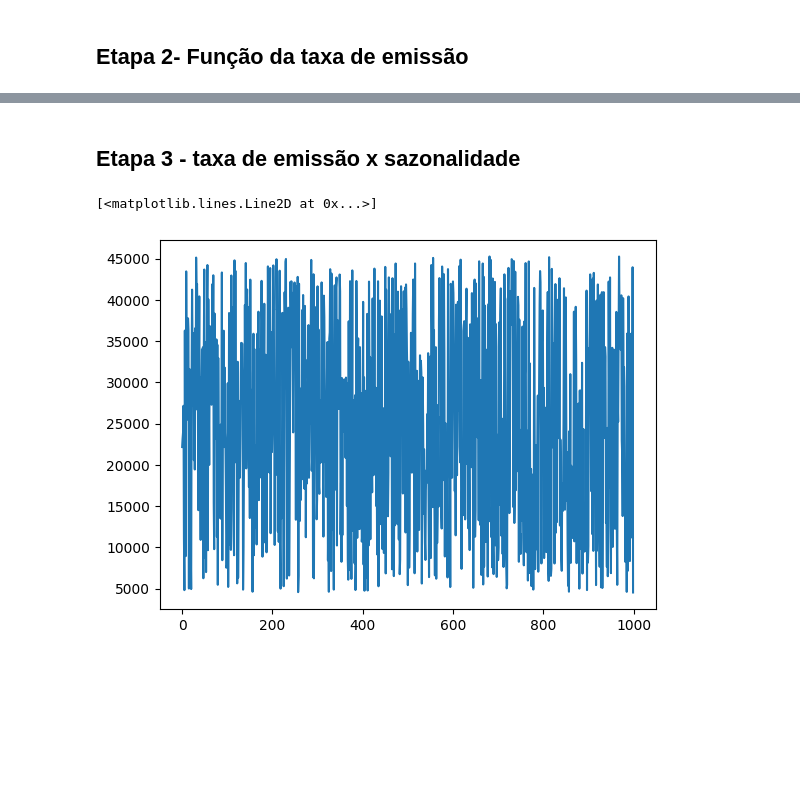
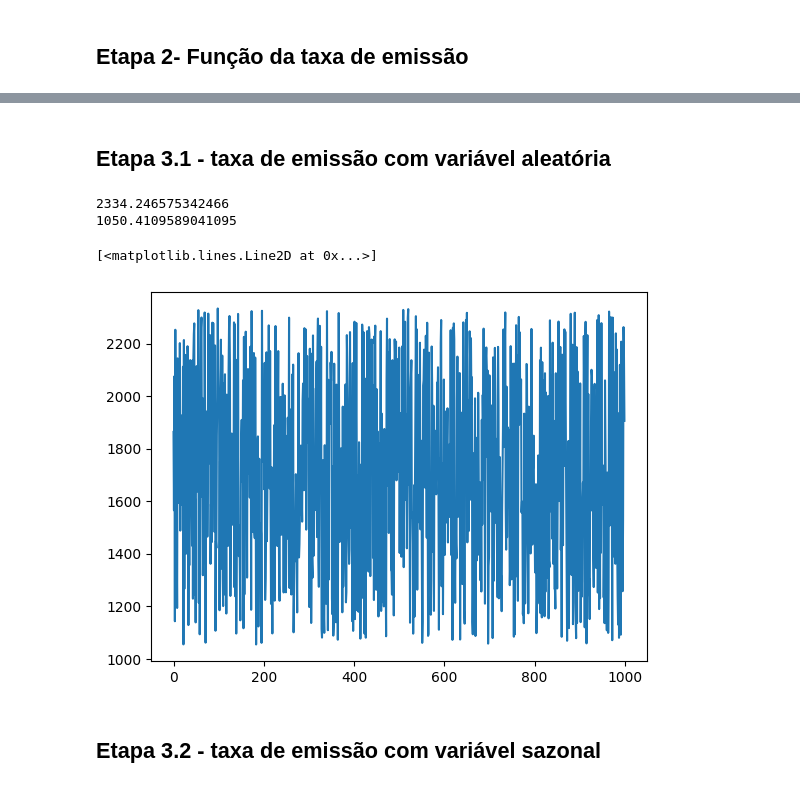
Before and after one commit to GuilhermeAudi/Poluicao_Atmosferica, a Jupyter notebook: Atividade 01(tupy).ipynb, the cells around one changed output, grey strips where cells are left out. Drawn from its saved outputs; the diff is of its cells as text; code cells hidden in the pictures; blank space fills up the shorter version.

```diff
--- a/Atividade 01(tupy).ipynb
+++ b/Atividade 01(tupy).ipynb
@@ -75,20 +74,26 @@ Index(['FONTE ', 'part', 'NO', '(PM-10) '], dtype='object')
 # %% [markdown]
-## Etapa 3 - taxa de emissão x sazonalidade
+## Etapa 3.1 - taxa de emissão com variável aleatória
 # %%
 # Criando vetor de valores aleatórios
 import numpy as np
-atvMax = 45267.903384 #lb/ano
-atvMin = (45267.903384/10)
-n = 1000
+atvMax = (852000/365)   #ton/dia, considerando a capacidade máxima da empresa.
+atvMin = (852000*0.45/365)
+n = 1000 #seguindo o valor estipulado pelo professor
 atv = (atvMax - atvMin)*np.random.rand(n) + atvMin
+print(atvMax)
+print(atvMin)
 #print(atv)
 
 # Criando uma figura com os valores aleatórios
 fig, ax= plt.subplots()
 ax.plot(atv)
 # %% [output]
-[<matplotlib.lines.Line2D at 0x...>]
+2334.246575342466
+1050.4109589041095
+[<matplotlib.lines.Line2D at 0x...>]
-[figure, old version]
+[figure, new version]
+# %% [markdown]
+## Etapa 3.2 - taxa de emissão com variável sazonal
 # %%
 # Criar um vetor com as datas
 from datetime import datetime, timedelta
```
Also changed, not shown: parts of 9 cells of this notebook, 1 other file.
